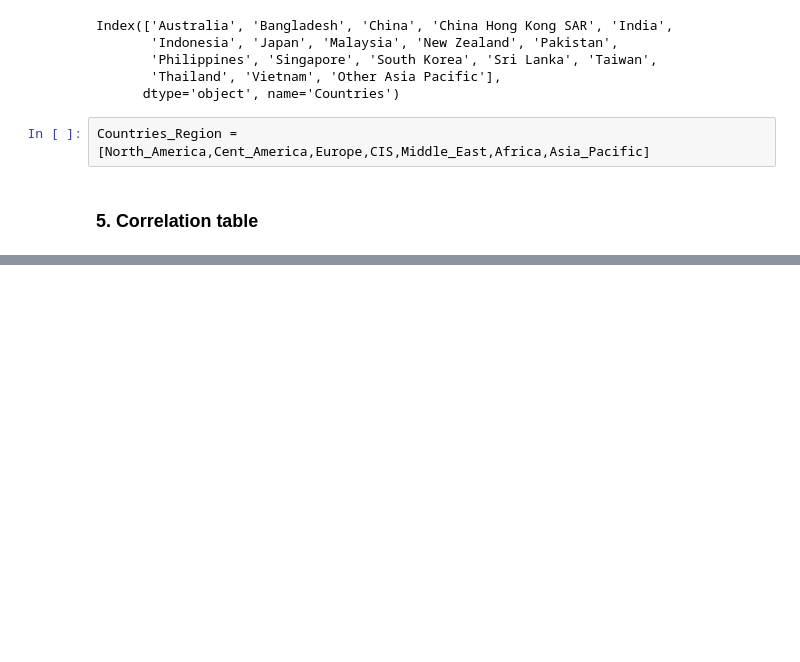
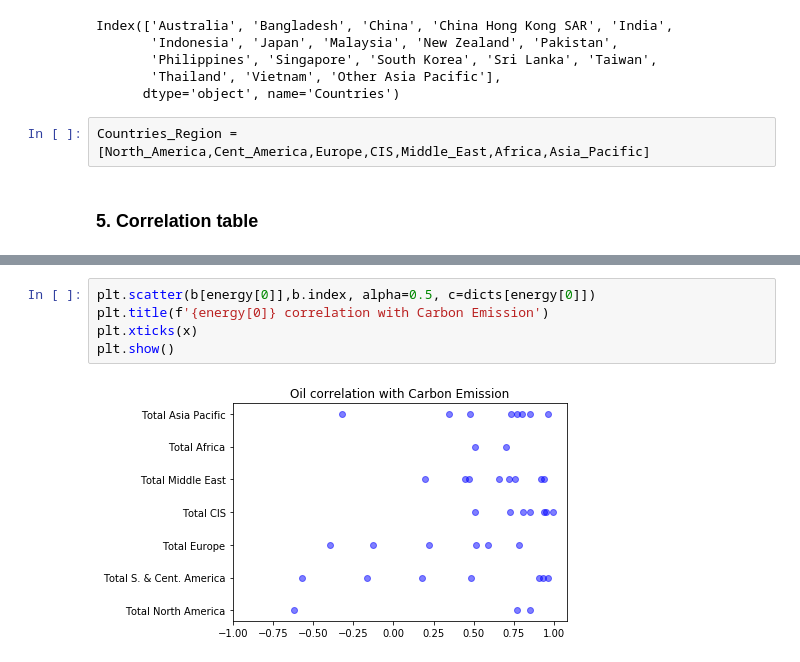
Before and after one commit to Tayzerdo/Renewable-energy, a Jupyter notebook: Comparison.ipynb, the cells around one changed output, grey strips where cells are left out. Cells and saved outputs as stored; diff of their text form; blank space fills up the shorter version.

```diff
--- a/Comparison.ipynb
+++ b/Comparison.ipynb
@@ -467,0 +526,7 @@ plt.show()
+# %%
+plt.scatter(b[energy[0]],b.index, alpha=0.5, c=dicts[energy[0]])
+plt.title(f'{energy[0]} correlation with Carbon Emission')
+plt.xticks(x)
+plt.show()
+# %% [output]
+[figure, added]
```
Also changed, not shown: parts of 52 cells of this notebook.
